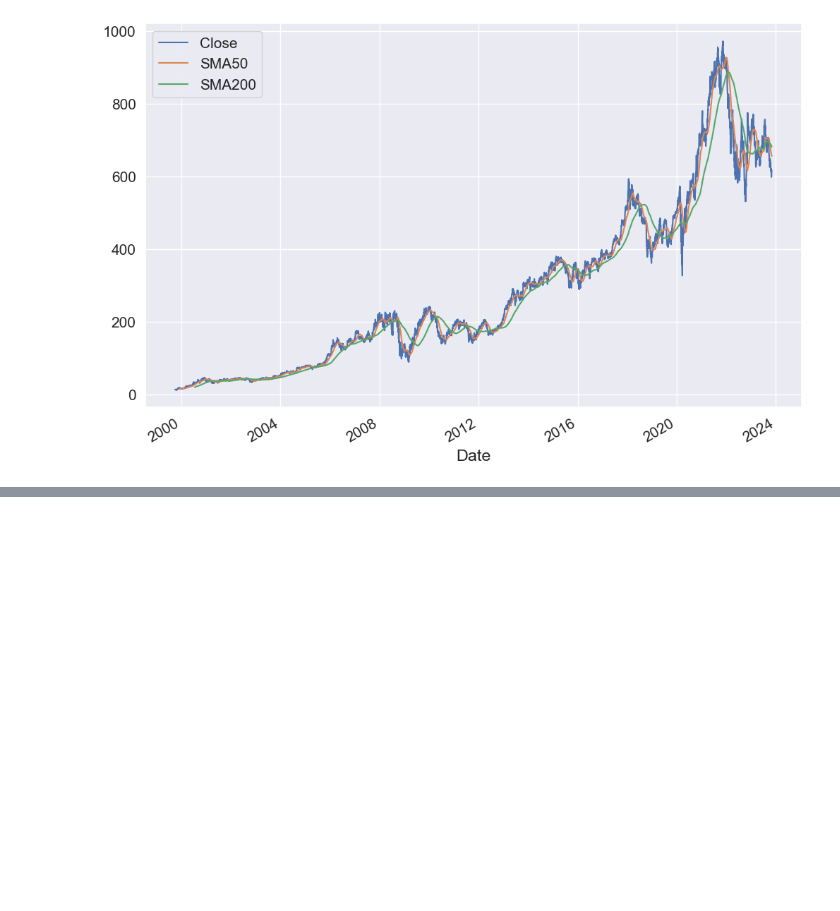
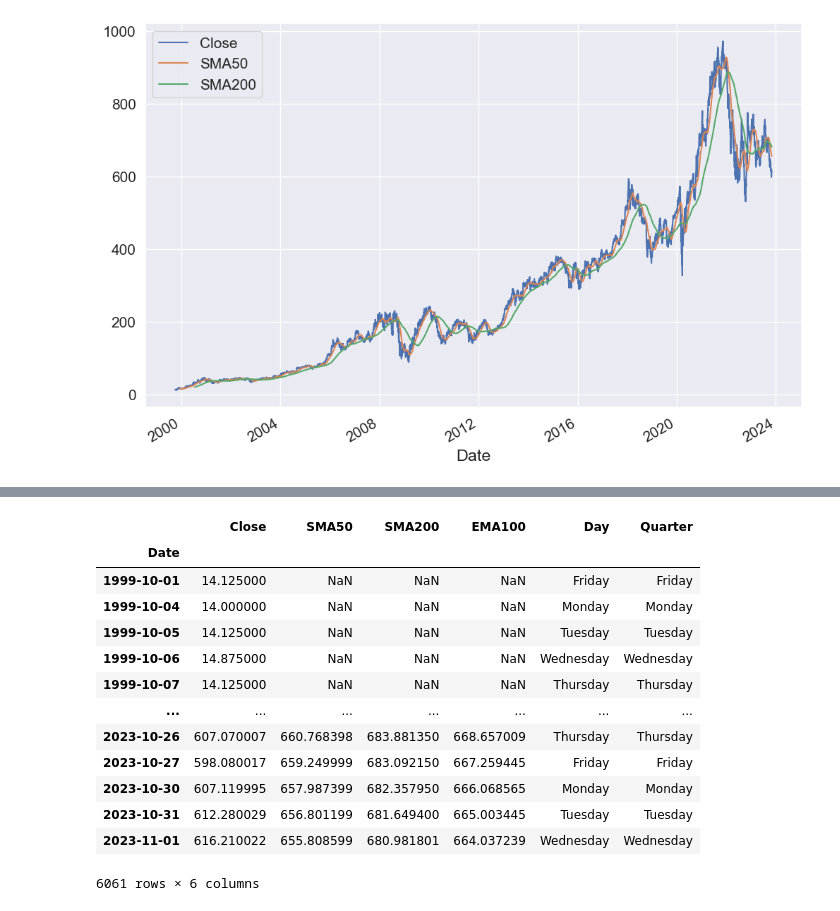
Before and after one commit to aalsaedi265/algo_trade_basic, a Jupyter notebook: algo.ipynb, the cells around one changed output, grey strips where cells are left out. Drawn from its saved outputs; the diff is of its cells as text; code cells hidden in the pictures; blank space fills up the shorter version.

```diff
--- a/algo.ipynb
+++ b/algo.ipynb
@@ -611,0 +620,18 @@ plt.show()
+# %%
+spy["Quarter"] = spy.index.day_name()#Day
+spy = yf.downlaod("BLK")
+# %% [output]
+|  | Close | SMA50 | SMA200 | EMA100 | Day | Quarter |
+| Date |  |  |  |  |  |  |
+| 1999-10-01 | 14.125000 | NaN | NaN | NaN | Friday | Friday |
+| 1999-10-04 | 14.000000 | NaN | NaN | NaN | Monday | Monday |
+| 1999-10-05 | 14.125000 | NaN | NaN | NaN | Tuesday | Tuesday |
+| 1999-10-06 | 14.875000 | NaN | NaN | NaN | Wednesday | Wednesday |
+| 1999-10-07 | 14.125000 | NaN | NaN | NaN | Thursday | Thursday |
+| ... | ... | ... | ... | ... | ... | ... |
+| 2023-10-26 | 607.070007 | 660.768398 | 683.881350 | 668.657009 | Thursday | Thursday |
+| 2023-10-27 | 598.080017 | 659.249999 | 683.092150 | 667.259445 | Friday | Friday |
+| 2023-10-30 | 607.119995 | 657.987399 | 682.357950 | 666.068565 | Monday | Monday |
+| 2023-10-31 | 612.280029 | 656.801199 | 681.649400 | 665.003445 | Tuesday | Tuesday |
+| 2023-11-01 | 616.210022 | 655.808599 | 680.981801 | 664.037239 | Wednesday | Wednesday |
+6061 rows × 6 columns
```
Also changed, not shown: parts of 2 cells of this notebook, 3 other files.
